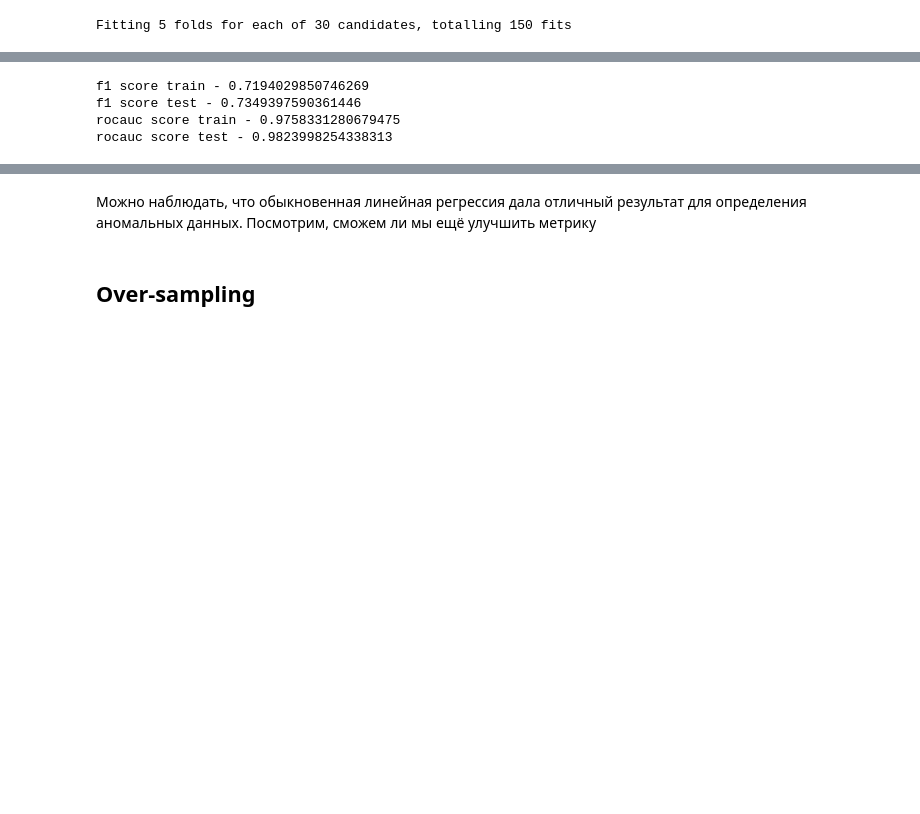
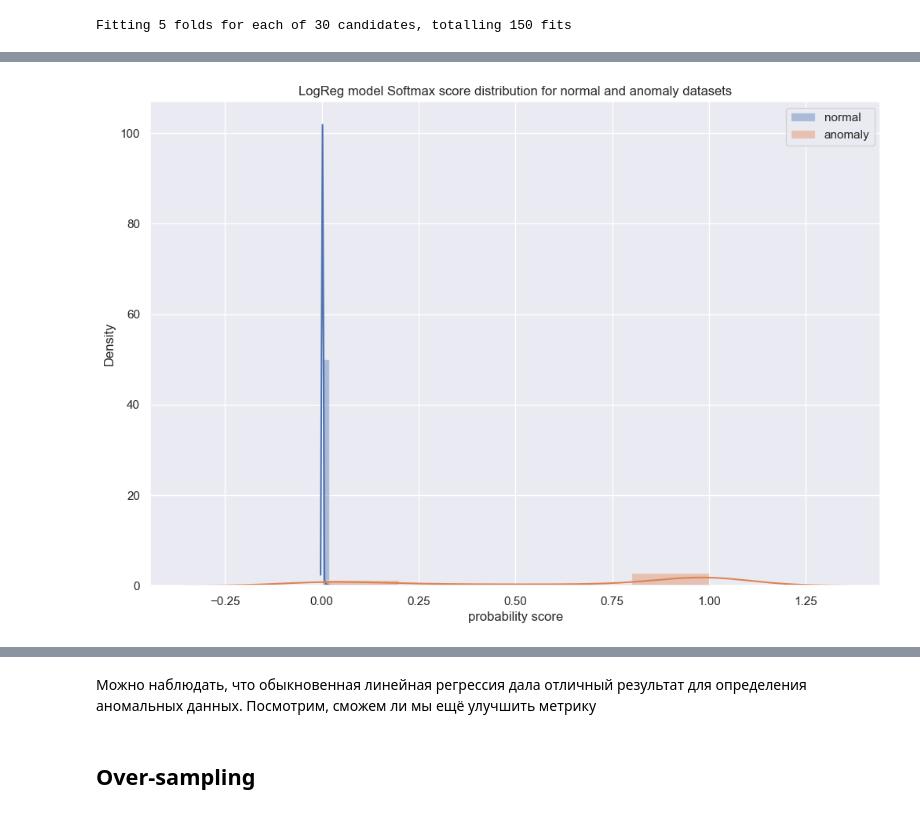
Before and after one commit to nokiroki/Coursework_copy, a Jupyter notebook: notebooks/linear_model.ipynb, the cells around one changed output, grey strips where cells are left out. Drawn from its saved outputs; the diff is of its cells as text; code cells hidden in the pictures; blank space fills up the shorter version.

```diff
--- a/notebooks/linear_model.ipynb
+++ b/notebooks/linear_model.ipynb
@@ -52,8 +121,10 @@ data_train, data_test, target_train, target_test = train_test_split(
     target,
     test_size=.2,
     stratify=target,
-    random_state=random_stat
+    random_state=random_state
 )
+data_norm = df[df['Class'] == 0].drop(columns='Class').values
+data_anom = df[df['Class'] == 1].drop(columns='Class').values
 # %% [markdown]
 StratifiedKFold для грид сёрча
 # %%
@@ -114,9 +197,23 @@ gs.best_params_, gs.best_score_
 lg = LogisticRegression(**gs.best_params_, random_state=random_state)
 lg.fit(data_train, target_train)
 
-print_metrics(lg, data_train, target_train, data_test, target_test)
+train_scores = lg.predict_proba(data_train)[:, 1]
+test_scores = lg.predict_proba(data_test)[:, 1]
+
+norm_scores = lg.predict_proba(data_norm)[:, 1]
+anom_scores = lg.predict_proba(data_anom)[:, 1]
-# %% [output]
-f1 score train - 0.7194029850746269
-f1 score test - 0.7349397590361446
-rocauc score train - 0.9758331280679475
-rocauc score test - 0.9823998254338313
+# %%
+scores_distr = {
+    "normal": norm_scores,
+    "anomaly": anom_scores,
+}
+
+draw_score_distr_plot(
+    scores_distr=scores_distr,
+    score_type="probability",
+    model_name="LogReg",
+    in_data_name="normal",
+    out_data_name="anomaly",
+)
+# %% [output]
+[figure, added]
```
Also changed, not shown: parts of 31 cells of this notebook, 1 other file.
